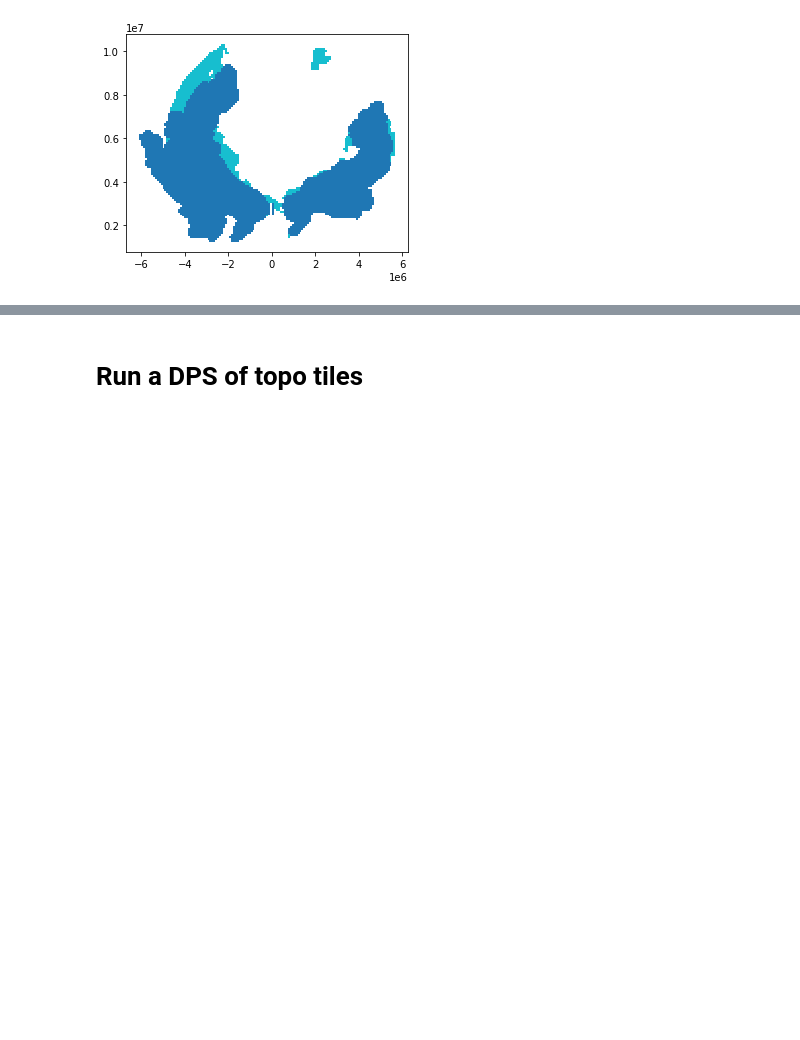
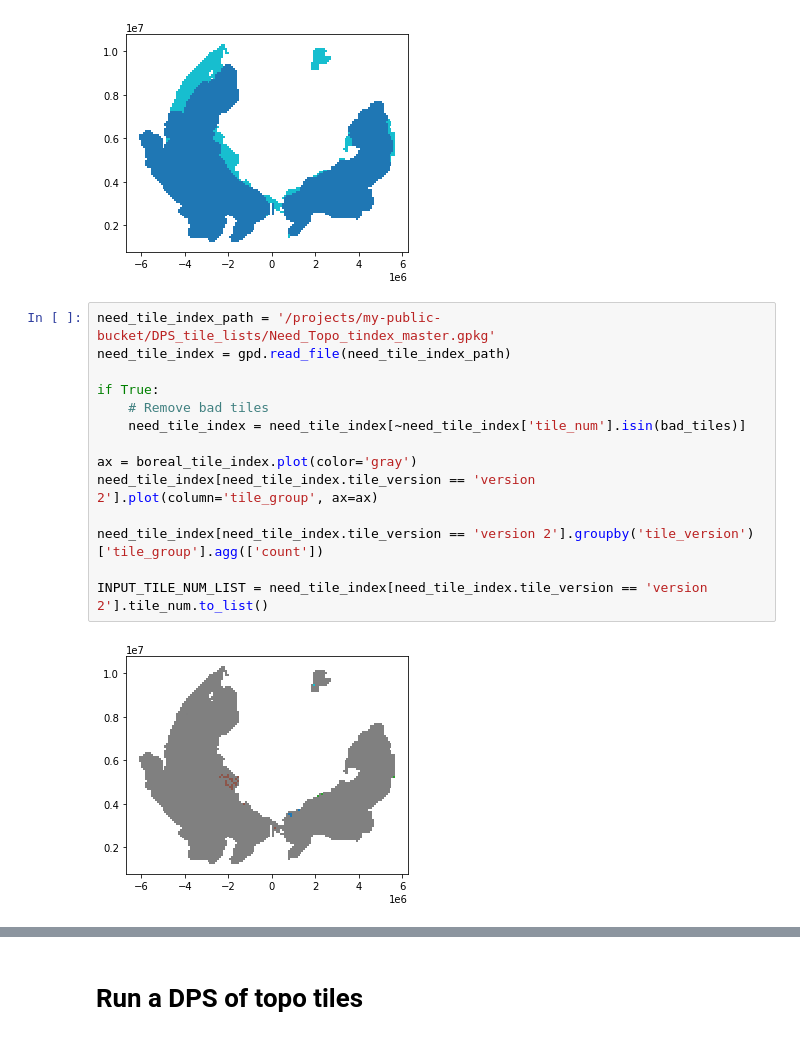
Before and after one commit to lauraduncanson/icesat2_boreal, a Jupyter notebook: notebooks/3.Gridded_product_development/DPS_topo_stack.ipynb, the cells around one changed output, grey strips where cells are left out. Saved outputs shown, nothing was run; the diff lists cells and outputs as text; blank space fills up the shorter version.

```diff
--- a/notebooks/3.Gridded_product_development/DPS_topo_stack.ipynb
+++ b/notebooks/3.Gridded_product_development/DPS_topo_stack.ipynb
@@ -52,6 +54,22 @@ boreal_tile_index.groupby('tile_version')['tile_group'].agg(['count'])
 INPUT_TILE_NUM_LIST = boreal_tile_index[boreal_tile_index.tile_version == 'version 2'].tile_num.to_list()
 # %% [output]
 [figure]
+# %%
+need_tile_index_path = '/projects/my-public-bucket/DPS_tile_lists/Need_Topo_tindex_master.gpkg'
+need_tile_index = gpd.read_file(need_tile_index_path)
+
+if True:
+    # Remove bad tiles
+    need_tile_index = need_tile_index[~need_tile_index['tile_num'].isin(bad_tiles)]
+
+ax = boreal_tile_index.plot(color='gray')
+need_tile_index[need_tile_index.tile_version == 'version 2'].plot(column='tile_group', ax=ax)
+
+need_tile_index[need_tile_index.tile_version == 'version 2'].groupby('tile_version')['tile_group'].agg(['count'])
+
+INPUT_TILE_NUM_LIST = need_tile_index[need_tile_index.tile_version == 'version 2'].tile_num.to_list()
+# %% [output]
+[figure, added]
 # %%
  len(INPUT_TILE_NUM_LIST)
 # %% [output]
```
Also changed, not shown: parts of 12 cells of this notebook, 4 other files.
